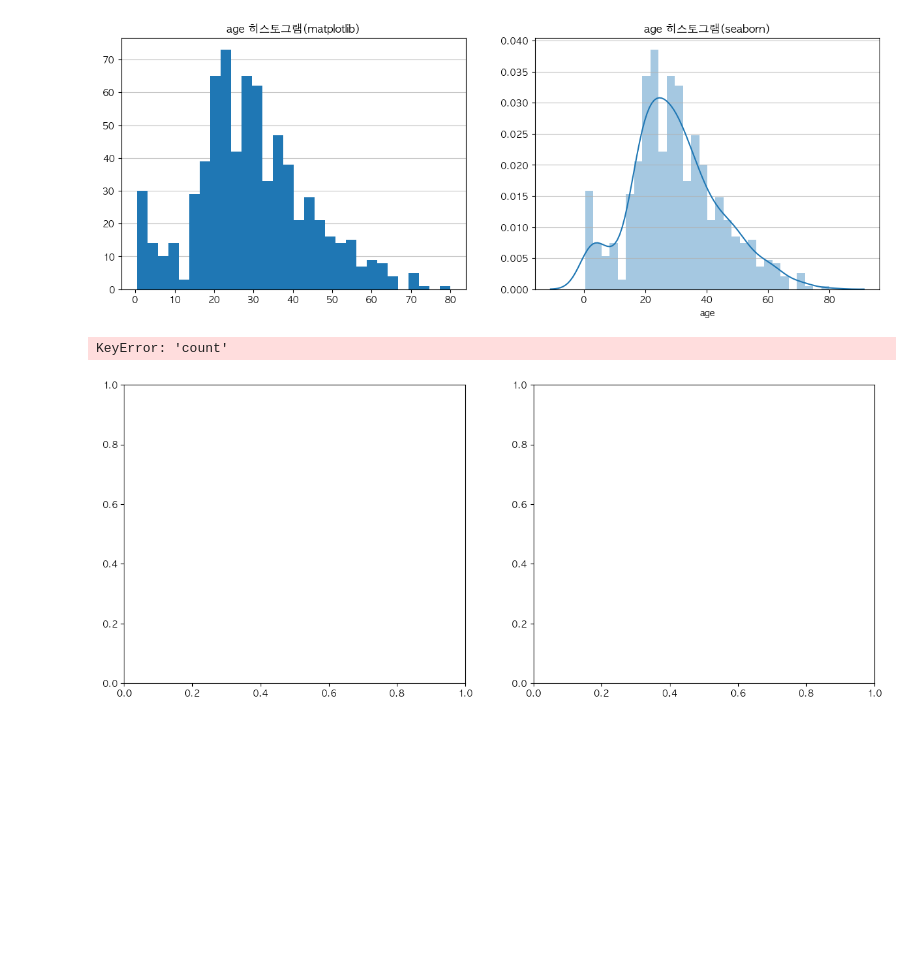
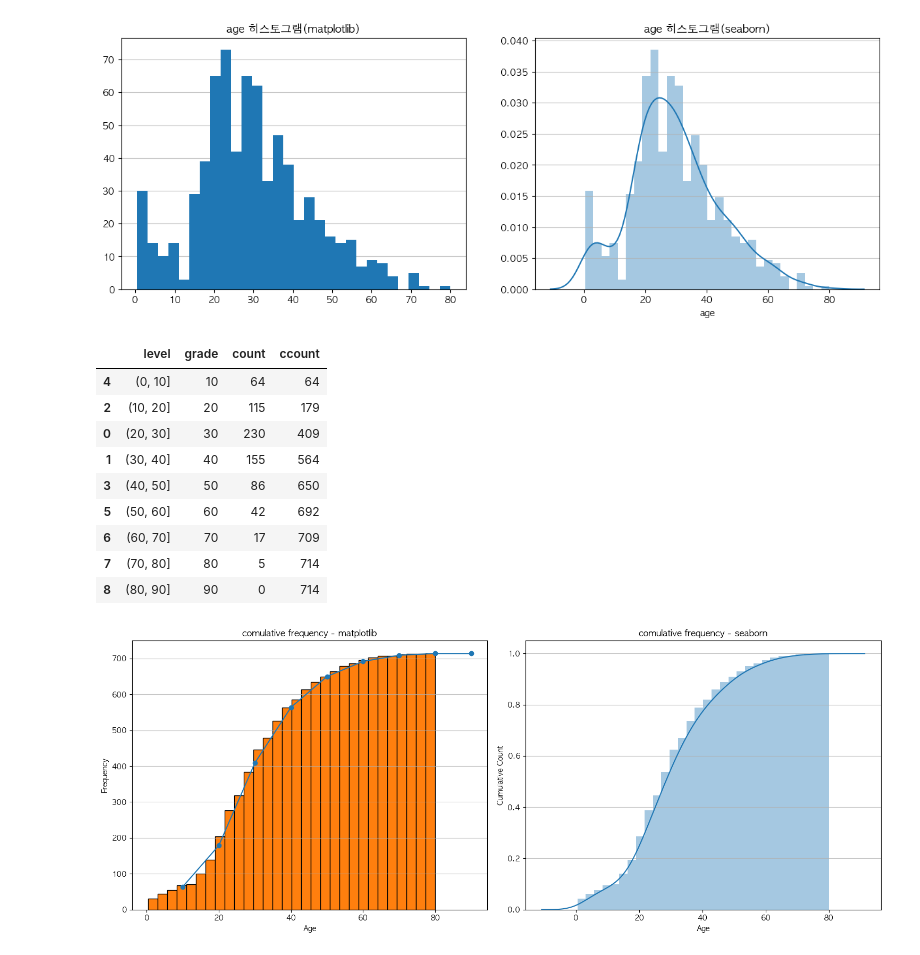
Before and after one commit to finn-sharp/adp-study, a Jupyter notebook: codebook/1장. EDA.ipynb, the cells around one changed output. Drawn from its saved outputs; the diff is of its cells as text; code cells hidden in the pictures; blank space fills up the shorter version.

```diff
--- a/codebook/1장. EDA.ipynb
+++ b/codebook/1장. EDA.ipynb
@@ -382,30 +387,39 @@ plt.show()
 # %%
 # 양적변수 탐색 시각화 - 누적히스토그램(자료가 많을 때)
 fig, axes = plt.subplots(1, 2, figsize=(15, 6))
 
-result = pd.cut(titanic.age.dropna(), bins=[i for i in range(0, 100, 10)]).to_frame().value_counts().reset_index().rename(columns={'age':'level'}).sort_values(by="level")
+result = pd.cut(titanic.age.dropna(), bins=[i for i in range(0, 100, 10)]).to_frame().value_counts().reset_index().rename(columns={'age':'level', 0:'count'}).sort_values(by="level")
 result.insert(1, 'grade', result['level'].apply(lambda x: x.right )) # np.median([x.left, x.right]
 result['ccount'] = result['count'].cumsum()
 display(result)
 
-axes[0].plot(result.grade, result.ccount, marker='o', zorder=2) #Ogive 그래프
+axes[0].plot(result.grade.to_numpy(), result.ccount.to_numpy(), marker='o', zorder=2) #Ogive 그래프
 axes[0].hist(titanic.age, bins=30, cumulative=True, edgecolor='black', linewidth=1, zorder=1) # https://wikidocs.net/92112
 axes[0].set_title('comulative frequency - matplotlib')
 axes[0].set_xlabel('Age')
 axes[0].set_ylabel('Frequency')
 axes[0].grid(axis='y', alpha=0.75, zorder=1)
 
-sns.distplot(titanic['age'].dropna(), bins=30, cumulative=True, stat='count', ax=axes[1], color='red', kde=True)
+sns.distplot(titanic['age'].dropna(),bins=30,hist_kws={'cumulative': True},kde_kws={'cumulative': True},ax=axes[1])
 axes[1].set_title('comulative frequency - seaborn')
 axes[1].set_xlabel('Age')
 axes[1].set_ylabel('Cumulative Count')
 axes[1].grid(axis='y', alpha=0.75, zorder=1)
 
 plt.tight_layout()
 plt.show()
 # %% [output]
-KeyError: 'count'
+|  | level | grade | count | ccount |
+| 4 | (0, 10] | 10 | 64 | 64 |
+| 2 | (10, 20] | 20 | 115 | 179 |
+| 0 | (20, 30] | 30 | 230 | 409 |
+| 1 | (30, 40] | 40 | 155 | 564 |
+| 3 | (40, 50] | 50 | 86 | 650 |
+| 5 | (50, 60] | 60 | 42 | 692 |
+| 6 | (60, 70] | 70 | 17 | 709 |
+| 7 | (70, 80] | 80 | 5 | 714 |
+| 8 | (80, 90] | 90 | 0 | 714 |
-[figure, old version]
+[figure, new version]
 # %%
 # 양적변수 탐색 시각화 - 박스플롯
 # vert= 수평/수직, medianprops={'color':'색상'}
```
Also changed, not shown: parts of 3 cells of this notebook, 5 other files.
